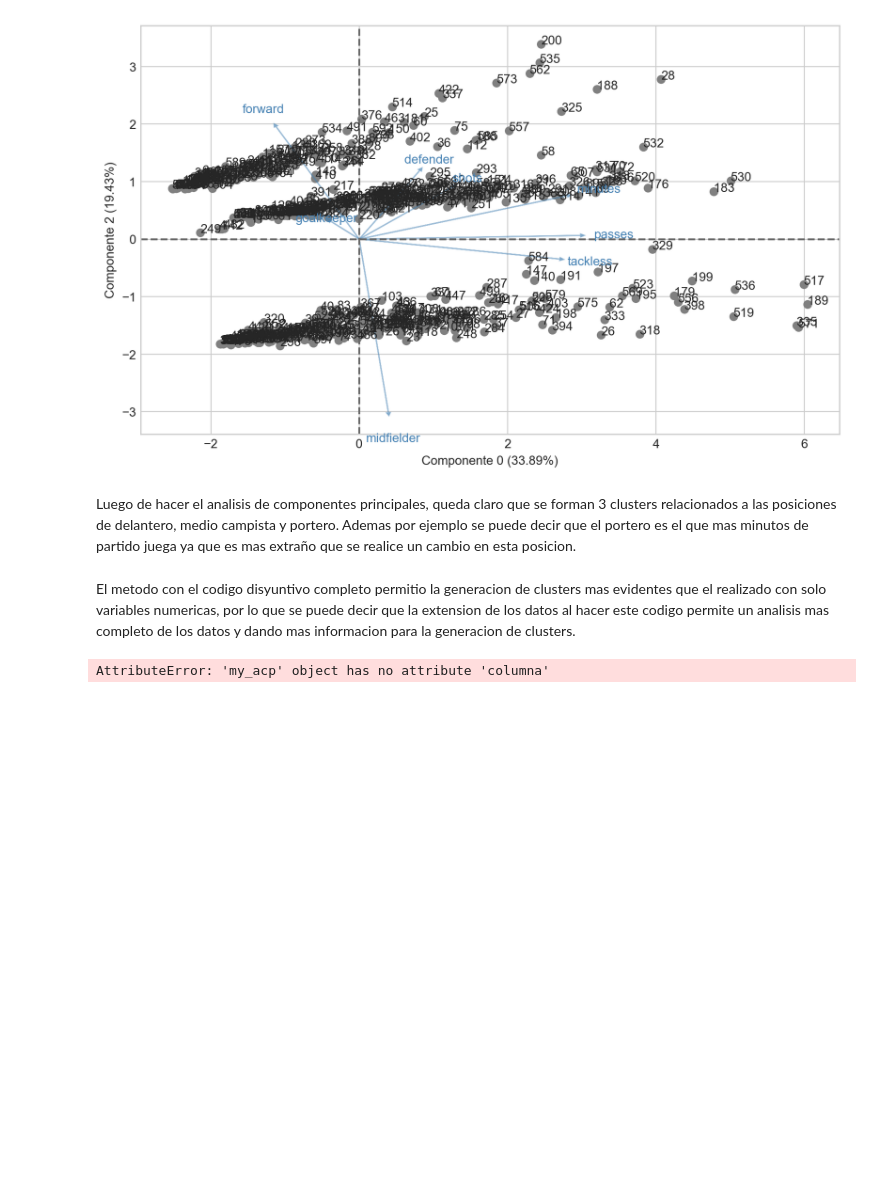
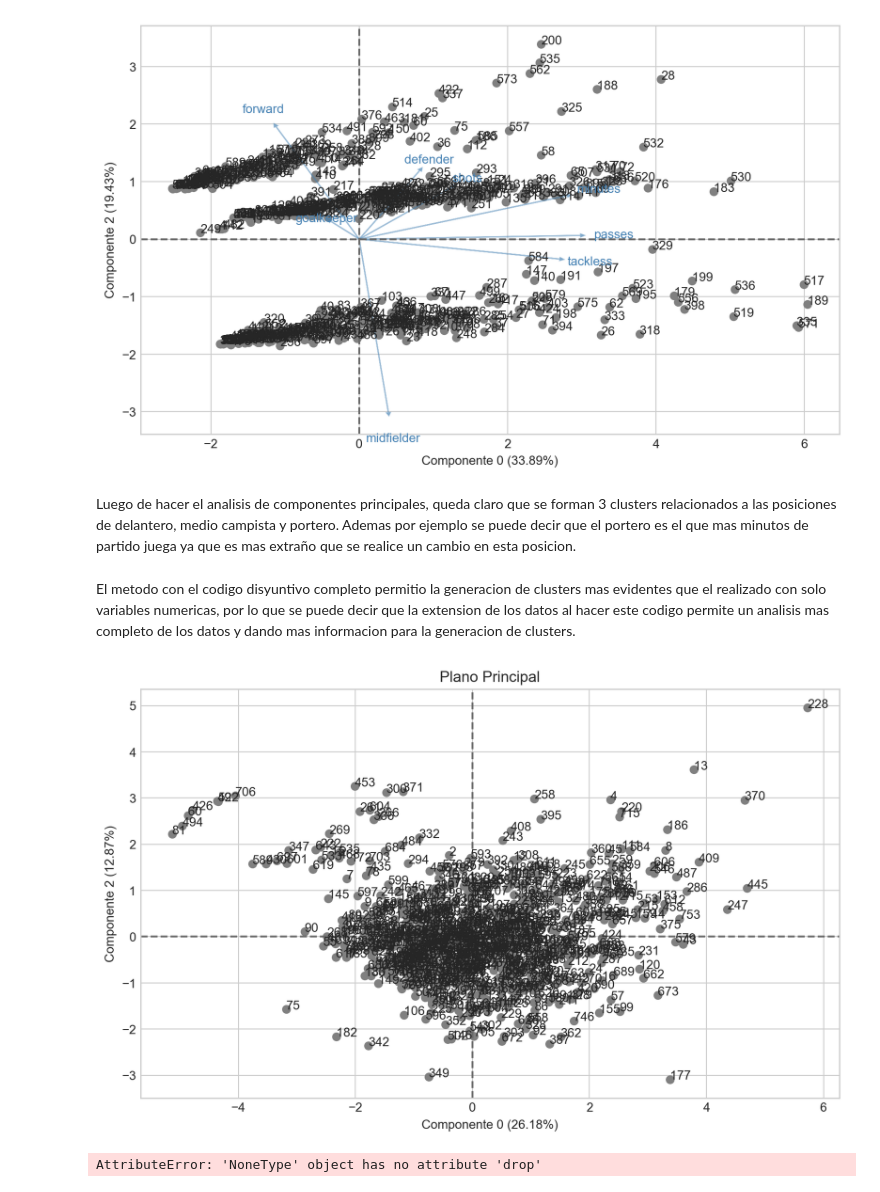
Before and after one commit to daniroj1012/Promidat, a Jupyter notebook: Metodos no supervisados/Tarea1_Daniel_Rojas.ipynb, the cells around one changed output. Cells and saved outputs as stored; diff of their text form; code cells hidden in the pictures; blank space fills up the shorter version.

```diff
--- a/Metodos no supervisados/Tarea1_Daniel_Rojas.ipynb
+++ b/Metodos no supervisados/Tarea1_Daniel_Rojas.ipynb
@@ -169,11 +171,20 @@ Luego de hacer el analisis de componentes principales, queda claro que se forman
 El metodo con el codigo disyuntivo completo permitio la generacion de clusters mas evidentes que el realizado con solo variables numericas, por lo que se puede decir que la extension de los datos al hacer este codigo permite un analisis mas completo de los datos y dando mas informacion para la generacion de clusters.
 # %%
 os.chdir('/Users/danielrojaschacon/Documents/Cursos/Experto ML- Promidat/Git-Promidat/Promidat/Metodos no supervisados' )
-from my_ACP import my_acp as acp2
 
 os.chdir('/Users/danielrojaschacon/Documents/Cursos/Experto ML- Promidat/Metodos no supervisados/Datos_Tarea' )
 df=pd.read_csv('diabetes.csv',index_col=0,delimiter=';')
-acp=acp2(df,2)
-print(acp)
+df
+acp=myacp(df,n_componentes=4,columna='Diagnostico')
-# %% [output]
-AttributeError: 'my_acp' object has no attribute 'columna'
+# %%
+fig, ax = plt.subplots(nrows=1, ncols=1, figsize = (10,6), dpi = 200)
+acp.plot_plano_principal(ejes = [0, 2])
+# %% [output]
+[figure, added]
+# %%
+indices1=acp.cos2_ind.index[acp.cos2_ind.iloc[:,0] < 0.40].tolist()
+indices2=acp.cos2_ind.index[acp.cos2_ind.iloc[:,1] < 0.40].tolist()
+listaindices=list(dict.fromkeys(indices1+indices2))
+listaindices
+# %% [output]
+AttributeError: 'NoneType' object has no attribute 'drop'
```
Also changed, not shown: parts of 4 cells of this notebook, 2 other files.
